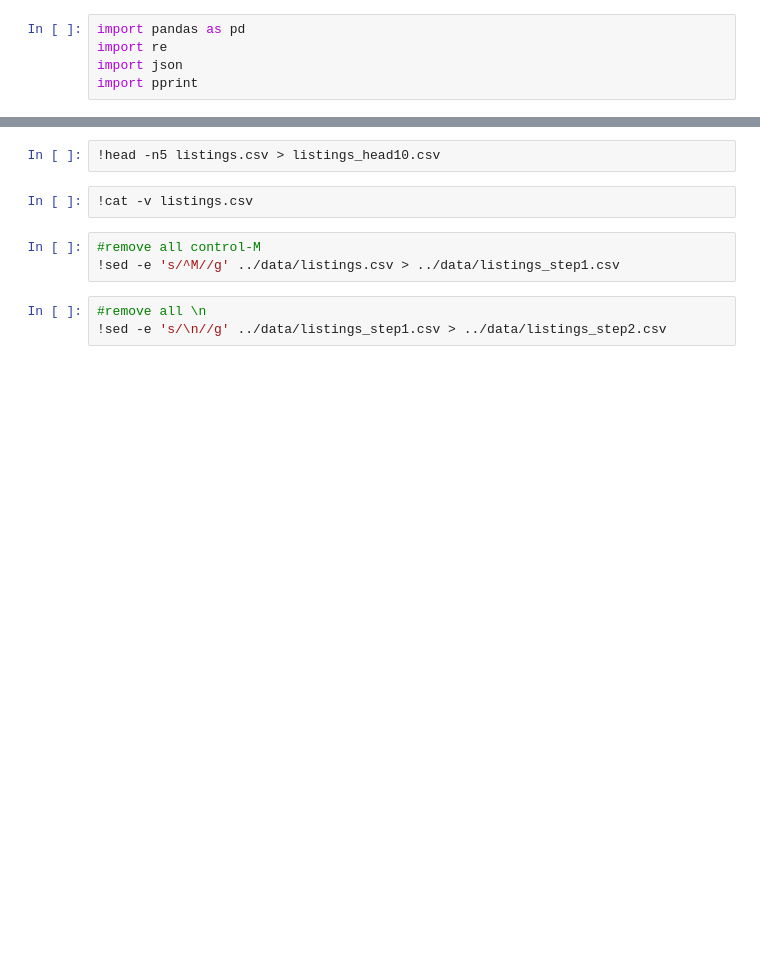
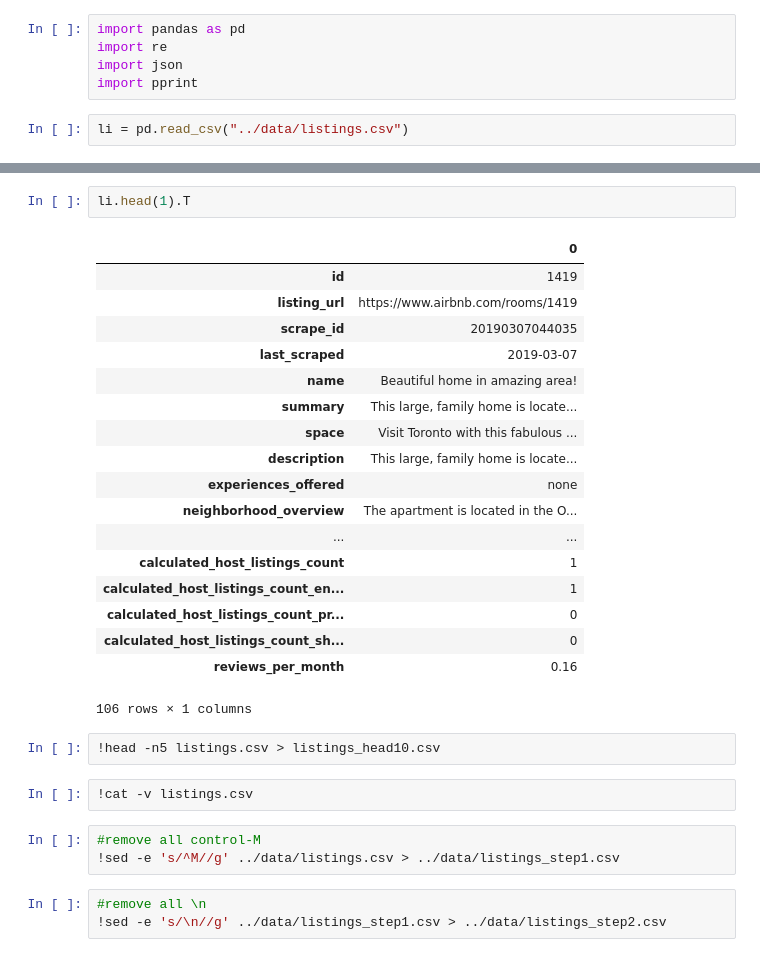
Before and after one commit to varunvarghese/ml1030, a Jupyter notebook: Cleaning.ipynb, the cells around one changed output, grey strips where cells are left out. Cells and saved outputs as stored; diff of their text form; blank space fills up the shorter version.

```diff
--- a/Cleaning.ipynb
+++ b/Cleaning.ipynb
@@ -3,3 +3,5 @@ import pandas as pd
 import re
 import json
 import pprint
+# %%
+li = pd.read_csv("../data/listings.csv")
@@ -6,3 +102,24 @@ import pprint
+# %%
+li.head(1).T
+# %% [output]
+|  | 0 |
+| id | 1419 |
+| listing_url | https://www.airbnb.com/rooms/1419 |
+| scrape_id | 20190307044035 |
+| last_scraped | 2019-03-07 |
+| name | Beautiful home in amazing area! |
+| summary | This large, family home is locate... |
+| space | Visit Toronto with this fabulous ... |
+| description | This large, family home is locate... |
+| experiences_offered | none |
+| neighborhood_overview | The apartment is located in the O... |
+| ... | ... |
+| calculated_host_listings_count | 1 |
+| calculated_host_listings_count_en... | 1 |
+| calculated_host_listings_count_pr... | 0 |
+| calculated_host_listings_count_sh... | 0 |
+| reviews_per_month | 0.16 |
+106 rows × 1 columns
 # %%
 !head -n5 listings.csv > listings_head10.csv
 # %%
```
Also changed, not shown: parts of 10 cells of this notebook.
